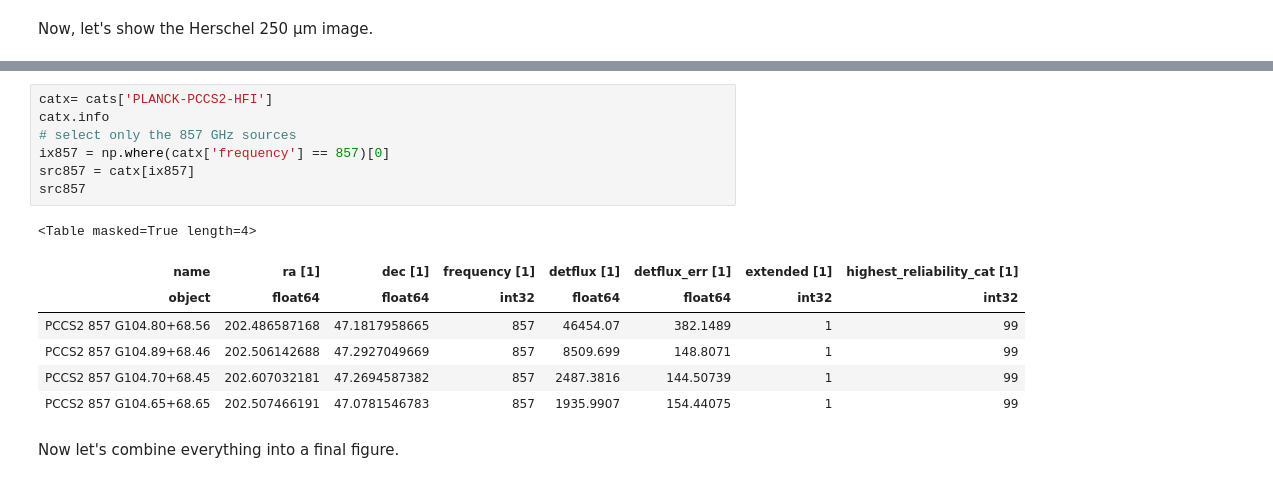
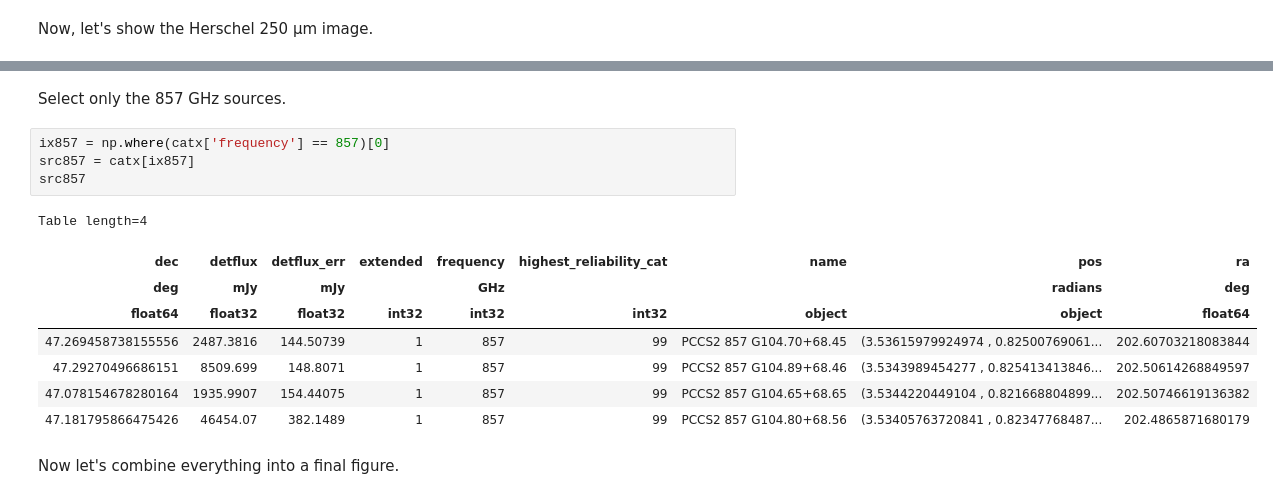
Before and after one commit to esdc-esac-esa-int/notebooks, a Jupyter notebook: ESASky_astroquery_advanced_use_case.ipynb, the cells around one changed output, grey strips where cells are left out. Drawn from its saved outputs; the diff is of its cells as text.

```diff
--- a/ESASky_astroquery_advanced_use_case.ipynb
+++ b/ESASky_astroquery_advanced_use_case.ipynb
@@ -305,18 +375,18 @@ TableList with 9 tables:
+# %% [markdown]
+Select only the 857 GHz sources.
 # %%
-catx= cats['PLANCK-PCCS2-HFI']
-catx.info
-# select only the 857 GHz sources
 ix857 = np.where(catx['frequency'] == 857)[0]
 src857 = catx[ix857]
 src857
 # %% [output]
-<Table masked=True length=4>
+Table length=4
-| name | ra [1] | dec [1] | frequency [1] | detflux [1] | detflux_err [1] | extended [1] | highest_reliability_cat [1] |
-| object | float64 | float64 | int32 | float64 | float64 | int32 | int32 |
-| PCCS2 857 G104.80+68.56 | 202.486587168 | 47.1817958665 | 857 | 46454.07 | 382.1489 | 1 | 99 |
-| PCCS2 857 G104.89+68.46 | 202.506142688 | 47.2927049669 | 857 | 8509.699 | 148.8071 | 1 | 99 |
-| PCCS2 857 G104.70+68.45 | 202.607032181 | 47.2694587382 | 857 | 2487.3816 | 144.50739 | 1 | 99 |
-| PCCS2 857 G104.65+68.65 | 202.507466191 | 47.0781546783 | 857 | 1935.9907 | 154.44075 | 1 | 99 |
+| dec | detflux | detflux_err | extended | frequency | highest_reliability_cat | name | pos | ra |
+| deg | mJy | mJy |  | GHz |  |  | radians | deg |
+| float64 | float32 | float32 | int32 | int32 | int32 | object | object | float64 |
+| 47.269458738155556 | 2487.3816 | 144.50739 | 1 | 857 | 99 | PCCS2 857 G104.70+68.45 | (3.53615979924974 , 0.82500769061... | 202.60703218083844 |
+| 47.29270496686151 | 8509.699 | 148.8071 | 1 | 857 | 99 | PCCS2 857 G104.89+68.46 | (3.5343989454277 , 0.825413413846... | 202.50614268849597 |
+| 47.078154678280164 | 1935.9907 | 154.44075 | 1 | 857 | 99 | PCCS2 857 G104.65+68.65 | (3.5344220449104 , 0.821668804899... | 202.50746619136382 |
+| 47.181795866475426 | 46454.07 | 382.1489 | 1 | 857 | 99 | PCCS2 857 G104.80+68.56 | (3.53405763720841 , 0.82347768487... | 202.4865871680179 |
 # %% [markdown]
 Now let's combine everything into a final figure.
 # %%
```
Also changed, not shown: parts of 23 cells of this notebook, 1 other file.
